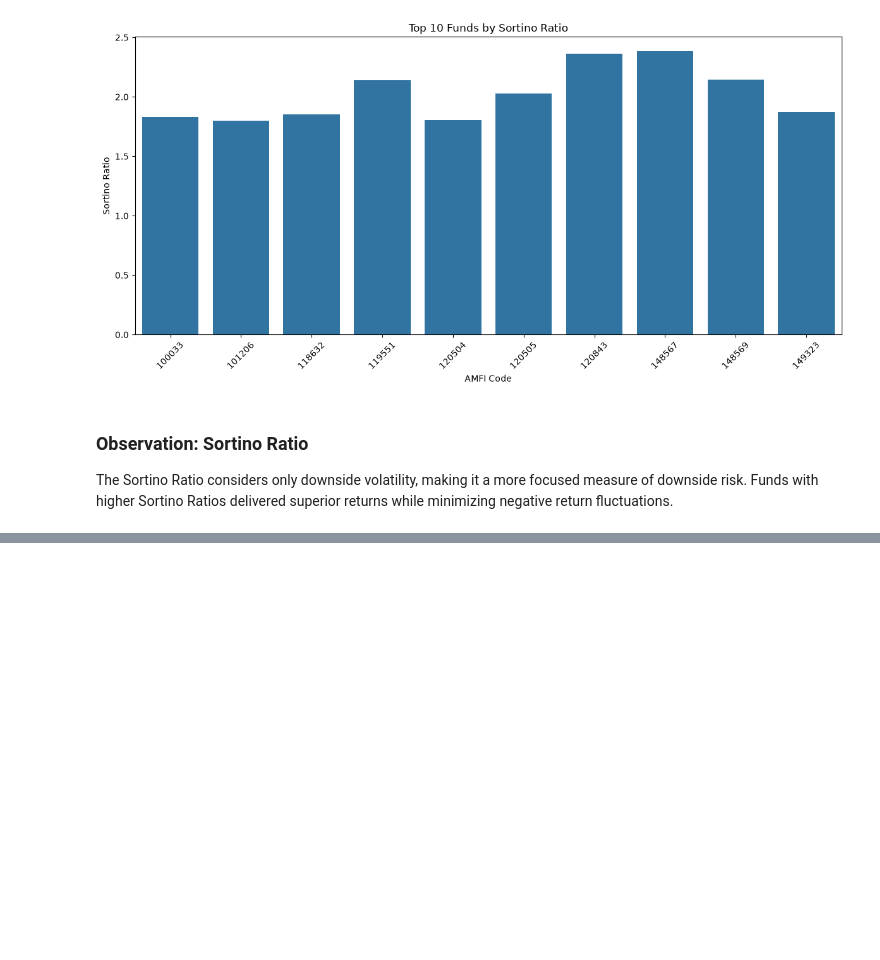
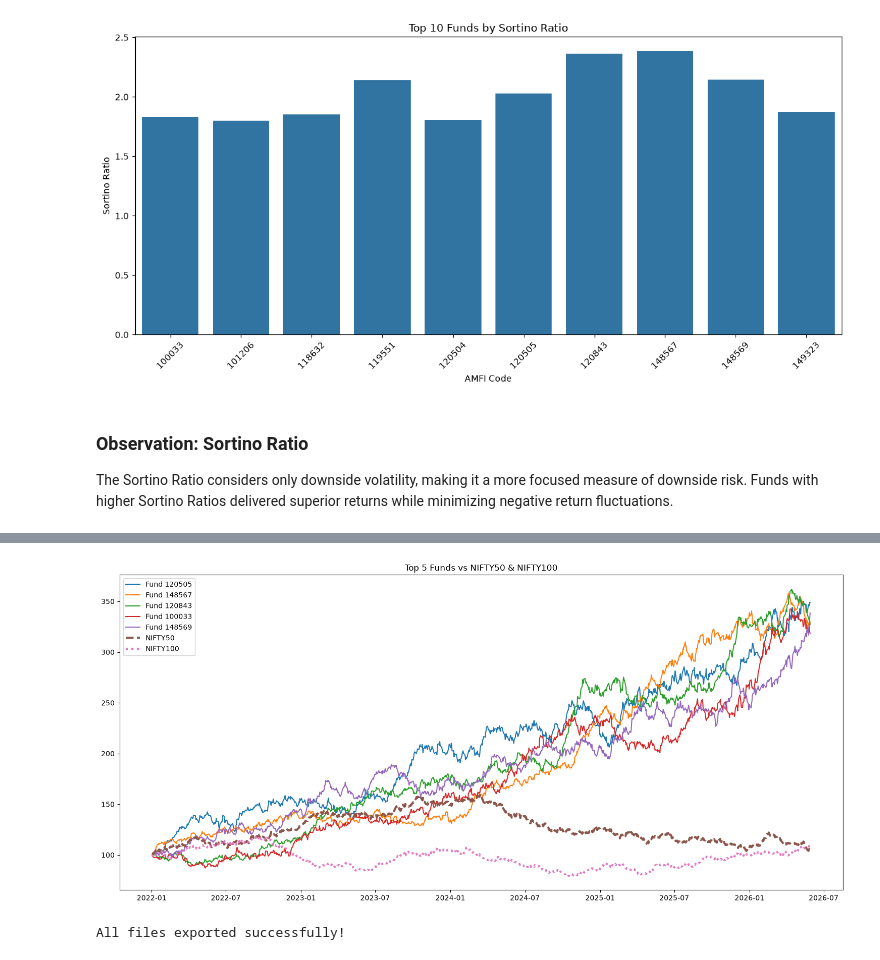
Before and after one commit to muskanagrwl08/Bluestock_MF_Capstone, a Jupyter notebook: notebooks/Performance_Analytics.ipynb, the cells around one changed output, grey strips where cells are left out. Saved outputs shown, nothing was run; the diff lists cells and outputs as text; code cells hidden in the pictures; blank space fills up the shorter version.

```diff
--- a/notebooks/Performance_Analytics.ipynb
+++ b/notebooks/Performance_Analytics.ipynb
@@ -314,0 +623,59 @@ The Sortino Ratio considers only downside volatility, making it a more focused m
+# %%
+plt.figure(figsize=(15,7))
+
+for fund in top5_funds:
+
+    temp = top5_nav[
+        top5_nav["amfi_code"] == fund
+    ]
+
+    plt.plot(
+        temp["date"],
+        temp["normalized_nav"],
+        label=f"Fund {fund}"
+    )
+
+plt.plot(
+    nifty50["date"],
+    nifty50["normalized_nav"],
+    label="NIFTY50",
+    linewidth=3,
+    linestyle="--"
+)
+
+plt.plot(
+    nifty100["date"],
+    nifty100["normalized_nav"],
+    label="NIFTY100",
+    linewidth=3,
+    linestyle=":"
+)
+
+plt.title("Top 5 Funds vs NIFTY50 & NIFTY100")
+
+plt.legend()
+
+plt.tight_layout()
+
+plt.savefig(
+    project_path / "reports" / "benchmark_comparison.png",
+    dpi=300
+)
+
+plt.show()
+# %% [output]
+[figure, added]
+# %%
+scorecard.to_csv(
+    project_path / "reports" / "fund_scorecard.csv",
+    index=False
+)
+
+alpha_beta_df.to_csv(
+    project_path / "reports" / "alpha_beta.csv",
+    index=False
+)
+
+print("All files exported successfully!")
+# %% [output]
+All files exported successfully!
```
Also changed, not shown: parts of 14 cells of this notebook.
